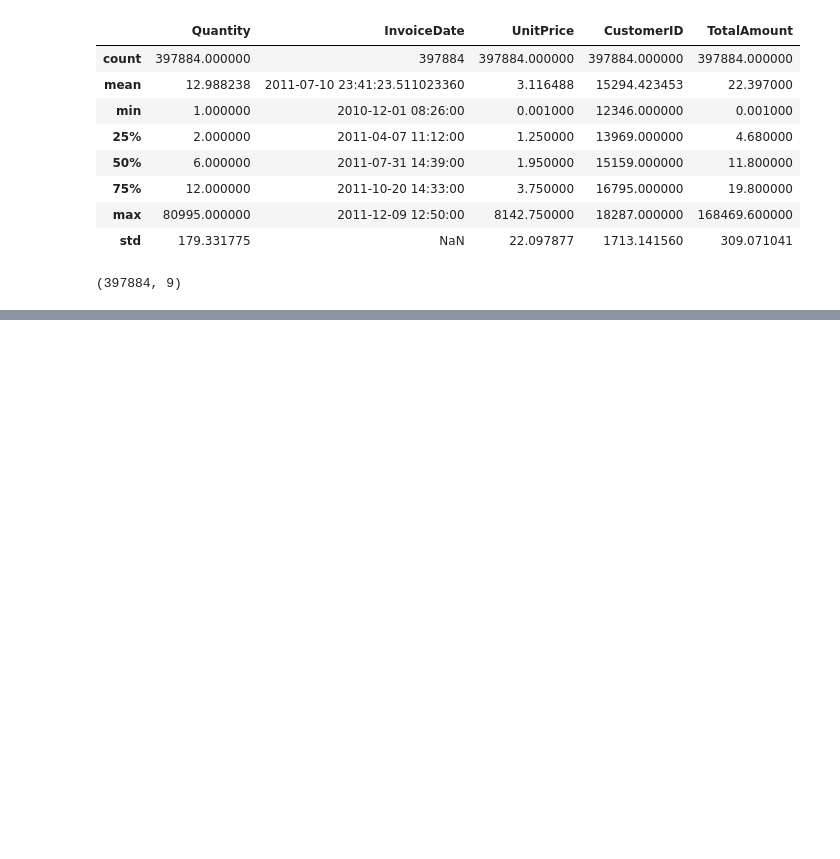
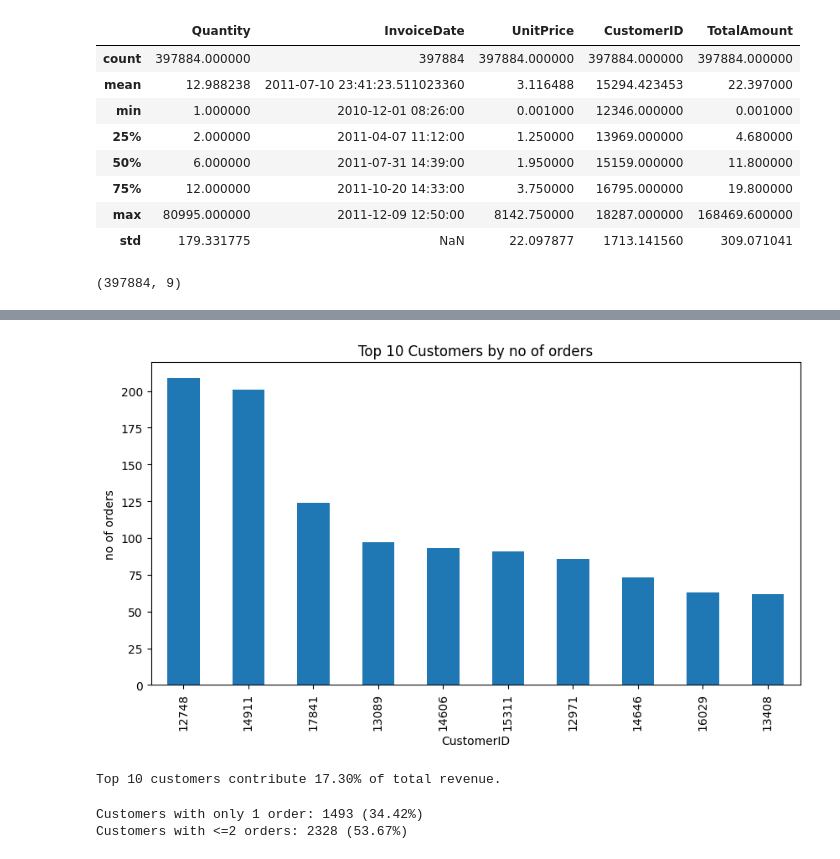
Before and after one commit to anuragchaubey1224/customer-segmentation, a Jupyter notebook: notebooks/eda.ipynb, the cells around one changed output, grey strips where cells are left out. Cells and saved outputs as stored; diff of their text form; code cells hidden in the pictures; blank space fills up the shorter version.

```diff
--- a/notebooks/eda.ipynb
+++ b/notebooks/eda.ipynb
@@ -233,0 +397,30 @@ df.to_csv("cleaned_data.csv",index=False)
+# %%
+# top 10 customers by order
+top_customers_order = df.groupby('CustomerID')['InvoiceNo'].nunique().sort_values(ascending=False).head(10)
+top_customers_order.plot(kind='bar', figsize=(10,5), title='Top 10 Customers by no of orders')
+plt.ylabel("no of orders")
+plt.show()
+# %% [output]
+[figure, added]
+# %%
+# revenue percentage of top 10 customers
+
+total_revenue = df['TotalAmount'].sum()
+top_10 = df.groupby('CustomerID')['TotalAmount'].sum().sort_values(ascending=False).head(10)
+top_10_percent = (top_10.sum() / total_revenue) * 100
+print(f"Top 10 customers contribute {top_10_percent:.2f}% of total revenue.")
+# %% [output]
+Top 10 customers contribute 17.30% of total revenue.
+# %%
+# orders per customer analysis
+
+order_per_customer = df.groupby('CustomerID')['InvoiceNo'].nunique()
+one_time_buyers = (order_per_customer==1).sum()
+low_freq_buyers = (order_per_customer<=2).sum()
+total_customers = df['CustomerID'].nunique()
+
+print(f"Customers with only 1 order: {one_time_buyers} ({(one_time_buyers/total_customers)*100:.2f}%)")
+print(f"Customers with <=2 orders: {low_freq_buyers} ({(low_freq_buyers/total_customers)*100:.2f}%)")
+# %% [output]
+Customers with only 1 order: 1493 (34.42%)
+Customers with <=2 orders: 2328 (53.67%)
```
Also changed, not shown: parts of 26 cells of this notebook, 4 other files.
